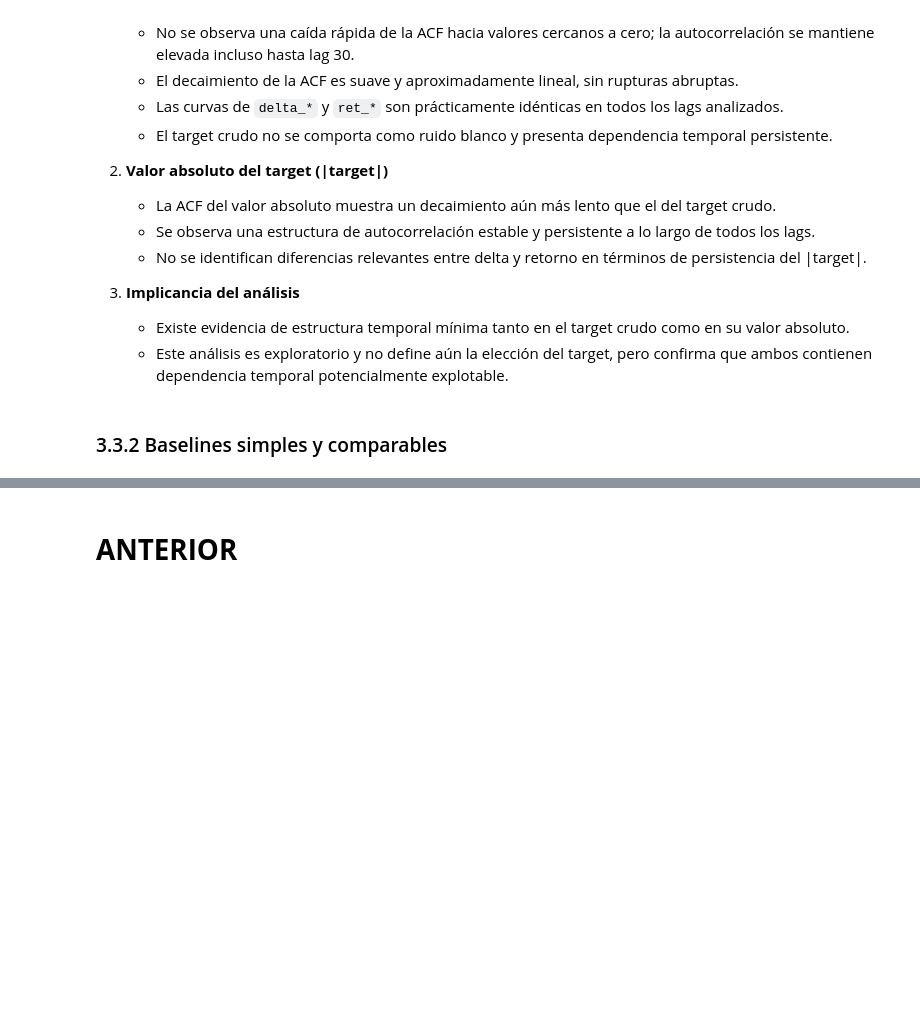
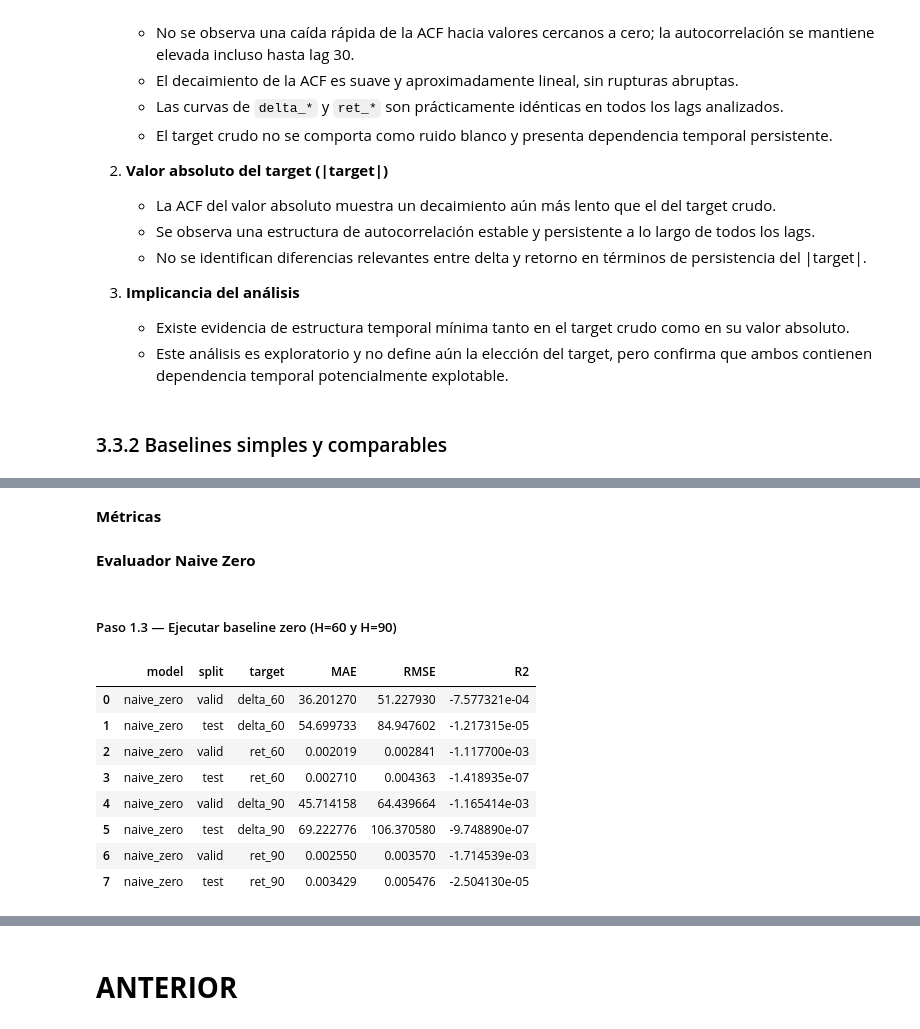
Before and after one commit to GUNAPILLCO/neural_profit, a Jupyter notebook: notebooks/stage_03_target_definition/stage_03a_target_investigation.ipynb, the cells around one changed output, grey strips where cells are left out. Cells and saved outputs as stored; diff of their text form; code cells hidden in the pictures; blank space fills up the shorter version.

```diff
--- a/notebooks/stage_03_target_definition/stage_03a_target_investigation.ipynb
+++ b/notebooks/stage_03_target_definition/stage_03a_target_investigation.ipynb
@@ -1845,0 +1917,2 @@ Esto no decide el target, solo confirma si hay estructura temporal mínima.
+# %% [markdown]
+**Métricas**
@@ -1845,0 +1933,2 @@ Esto no decide el target, solo confirma si hay estructura temporal mínima.
+# %% [markdown]
+**Evaluador Naive Zero**
@@ -1845,0 +1967,45 @@ Esto no decide el target, solo confirma si hay estructura temporal mínima.
+# %% [markdown]
+##### Paso 1.3 — Ejecutar baseline zero (H=60 y H=90)
+# %%
+res_zero = pd.concat([
+    eval_naive_zero_masks(
+        mnq_intraday_targets,
+        target_col="delta_60",
+        train_mask=train_m,
+        valid_mask=valid_m,
+        test_mask=test_m,
+    ),
+    eval_naive_zero_masks(
+        mnq_intraday_targets,
+        target_col="ret_60",
+        train_mask=train_m,
+        valid_mask=valid_m,
+        test_mask=test_m,
+    ),
+    eval_naive_zero_masks(
+        mnq_intraday_targets,
+        target_col="delta_90",
+        train_mask=train_m,
+        valid_mask=valid_m,
+        test_mask=test_m,
+    ),
+    eval_naive_zero_masks(
+        mnq_intraday_targets,
+        target_col="ret_90",
+        train_mask=train_m,
+        valid_mask=valid_m,
+        test_mask=test_m,
+    ),
+], ignore_index=True)
+
+display(res_zero)
+# %% [output]
+|  | model | split | target | MAE | RMSE | R2 |
+| 0 | naive_zero | valid | delta_60 | 36.201270 | 51.227930 | -7.577321e-04 |
+| 1 | naive_zero | test | delta_60 | 54.699733 | 84.947602 | -1.217315e-05 |
+| 2 | naive_zero | valid | ret_60 | 0.002019 | 0.002841 | -1.117700e-03 |
+| 3 | naive_zero | test | ret_60 | 0.002710 | 0.004363 | -1.418935e-07 |
+| 4 | naive_zero | valid | delta_90 | 45.714158 | 64.439664 | -1.165414e-03 |
+| 5 | naive_zero | test | delta_90 | 69.222776 | 106.370580 | -9.748890e-07 |
+| 6 | naive_zero | valid | ret_90 | 0.002550 | 0.003570 | -1.714539e-03 |
+| 7 | naive_zero | test | ret_90 | 0.003429 | 0.005476 | -2.504130e-05 |
```
Also changed, not shown: parts of 70 cells of this notebook.
